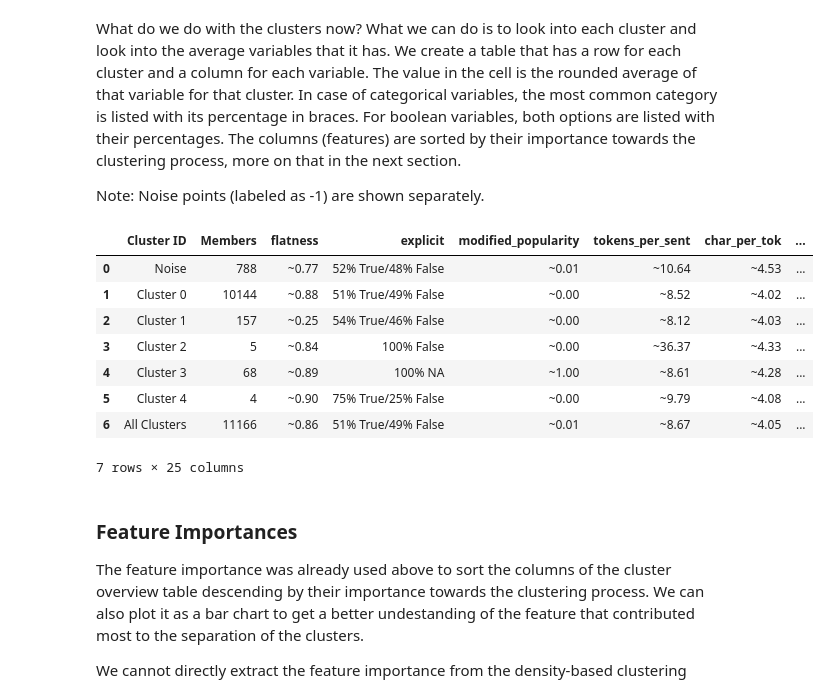
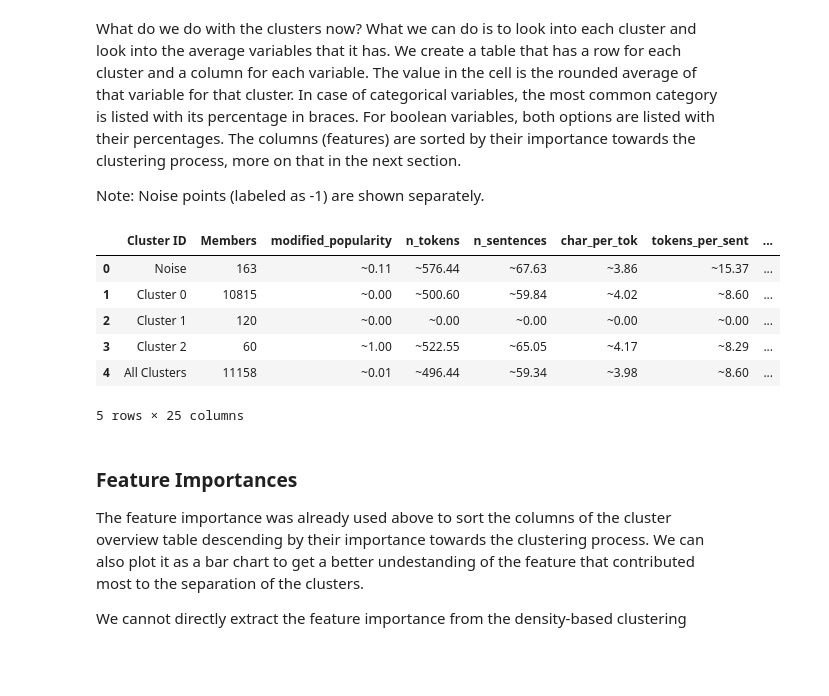
Before and after one commit to jaanisfehling/italian-rap-songs, a Jupyter notebook: clustering/density_based.ipynb, the cells around one changed output. Saved outputs shown, nothing was run; the diff lists cells and outputs as text; code cells hidden in the pictures; blank space fills up the shorter version.

```diff
--- a/clustering/density_based.ipynb
+++ b/clustering/density_based.ipynb
@@ -28,7 +28,7 @@ from mpl_toolkits.mplot3d import Axes3D
 ## Preprocessing
 Load the data and preprocess it. Drop features we dont need. Since we are working with mixed-type data, we need to encode features that are not continuous numeric. Also, missing values need to be imputated.
 # %%
-df = pd.read_csv("../dataset/tracks.csv")
+df = pd.read_csv("../dataset/cleaned_tracks.csv")
 df.head()
 # %% [output]
 |  | id | id_artist | name_artist | full_title | title | featured_artists | primary_artist | language | ... |
@@ -411,43 +411,41 @@ def cluster_overview(
     df_result = df_result[["Cluster ID", "Members"] + list(feature_importances.keys())]
 
     return df_result
 
 
 def feature_importances(
     df: pd.DataFrame,
     labels: np.ndarray
 ) -> Dict[str, float]:
     # Filter out noise points for feature importance calculation
     mask = labels != -1
     if mask.sum() == 0:
         return {}
 
     classifier = RandomForestClassifier(n_estimators=100)
     classifier.fit(df[mask], labels[mask])
     return dict(
         sorted(
             zip(df.columns, classifier.feature_importances_),
             key=lambda it: it[1],
             reverse=True,
         )
     )
 
 
-chosen_eps = 3.0
+chosen_eps = 4.0
 labels = dbscan_results[chosen_eps]
 
 feature_importances_dict = feature_importances(df, labels)
 cluster_overview(og_df, labels, num_cols, cat_cols, bool_cols, feature_importances_dict)
 # %% [output]
-|  | Cluster ID | Members | flatness | explicit | modified_popularity | tokens_per_sent | char_per_tok | ... |
-| 0 | Noise | 788 | ~0.77 | 52% True/48% False | ~0.01 | ~10.64 | ~4.53 | ... |
-| 1 | Cluster 0 | 10144 | ~0.88 | 51% True/49% False | ~0.00 | ~8.52 | ~4.02 | ... |
-| 2 | Cluster 1 | 157 | ~0.25 | 54% True/46% False | ~0.00 | ~8.12 | ~4.03 | ... |
-| 3 | Cluster 2 | 5 | ~0.84 | 100% False | ~0.00 | ~36.37 | ~4.33 | ... |
-| 4 | Cluster 3 | 68 | ~0.89 | 100% NA | ~1.00 | ~8.61 | ~4.28 | ... |
-| 5 | Cluster 4 | 4 | ~0.90 | 75% True/25% False | ~0.00 | ~9.79 | ~4.08 | ... |
-| 6 | All Clusters | 11166 | ~0.86 | 51% True/49% False | ~0.01 | ~8.67 | ~4.05 | ... |
+|  | Cluster ID | Members | modified_popularity | n_tokens | n_sentences | char_per_tok | tokens_per_sent | ... |
+| 0 | Noise | 163 | ~0.11 | ~576.44 | ~67.63 | ~3.86 | ~15.37 | ... |
+| 1 | Cluster 0 | 10815 | ~0.00 | ~500.60 | ~59.84 | ~4.02 | ~8.60 | ... |
+| 2 | Cluster 1 | 120 | ~0.00 | ~0.00 | ~0.00 | ~0.00 | ~0.00 | ... |
+| 3 | Cluster 2 | 60 | ~1.00 | ~522.55 | ~65.05 | ~4.17 | ~8.29 | ... |
+| 4 | All Clusters | 11158 | ~0.01 | ~496.44 | ~59.34 | ~3.98 | ~8.60 | ... |
-7 rows × 25 columns
+5 rows × 25 columns
 # %% [markdown]
 ### Feature Importances
 The feature importance was already used above to sort the columns of the cluster overview table descending by their importance towards the clustering process. We can also plot it as a bar chart to get a better undestanding of the feature that contributed most to the separation of the clusters.
```
Also changed, not shown: parts of 8 cells of this notebook.
